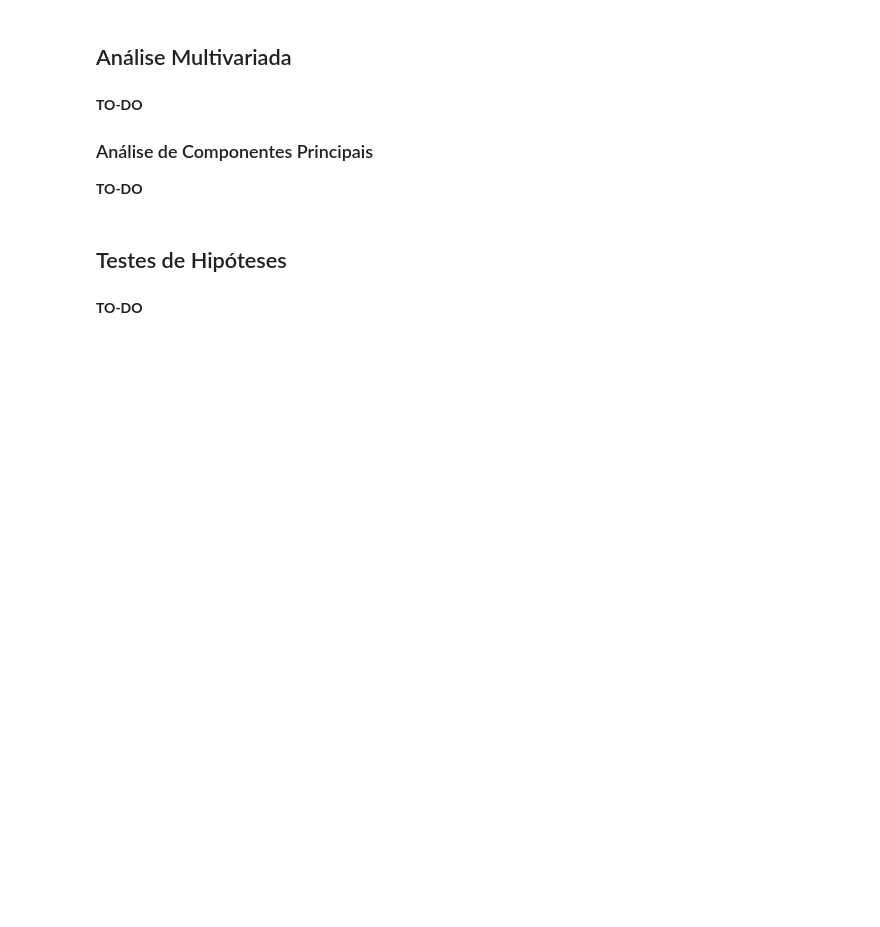
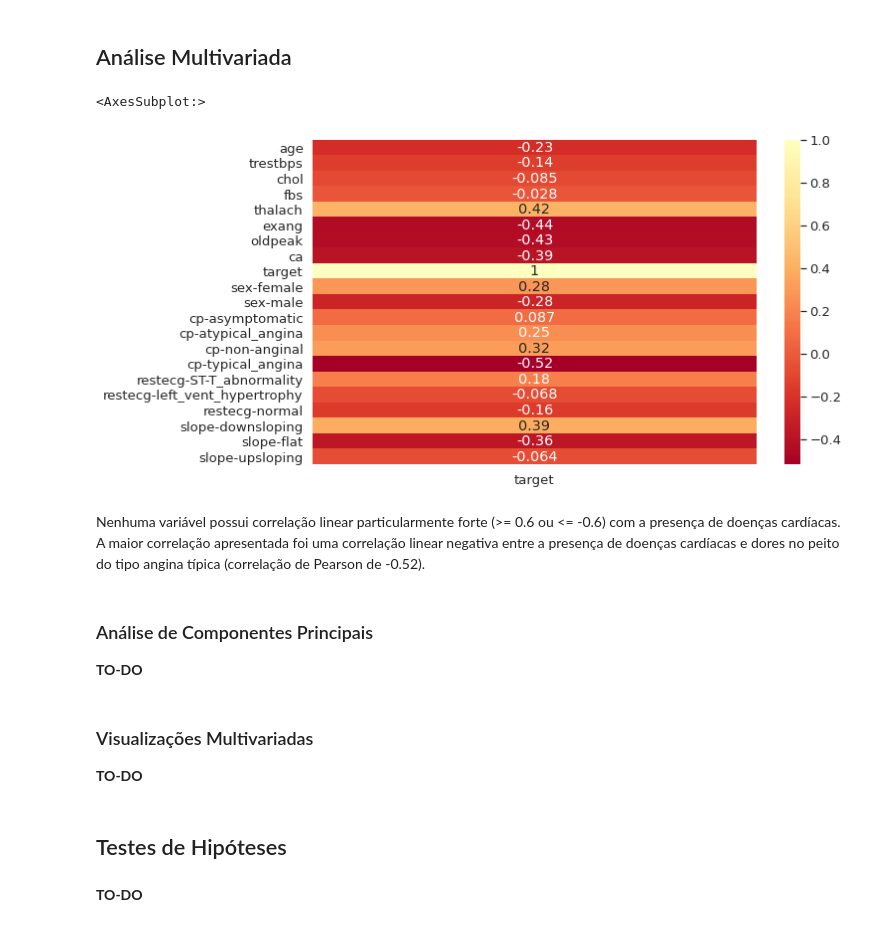
Before and after one commit to rfmf/ds_portfolio, a Jupyter notebook: EDA/Análise de Dados de Pacientes de Doenças Cardíacas/heart_disease_analysis.ipynb, the cells around one changed output. Cells and saved outputs as stored; diff of their text form; code cells hidden in the pictures; blank space fills up the shorter version.

```diff
--- a/EDA/Análise de Dados de Pacientes de Doenças Cardíacas/heart_disease_analysis.ipynb
+++ b/EDA/Análise de Dados de Pacientes de Doenças Cardíacas/heart_disease_analysis.ipynb
@@ -540,12 +540,30 @@ Index(['age', 'trestbps', 'chol', 'fbs', 'thalach', 'exang', 'oldpeak', 'ca',
       dtype='object')
 # %% [markdown]
 ## Análise Multivariada
+# %%
+# Pearson Correlation
+correlation_matrix = data.corr(method="pearson")
+
+sns.heatmap(
+    data=correlation_matrix[['target']],
+    center=True,
+    annot=True,
+    cmap="RdYlBu"
+)
+# %% [output]
+<AxesSubplot:>
+[figure, added]
+# %% [markdown]
+Nenhuma variável possui correlação linear particularmente forte (>= 0.6 ou <= -0.6) com a presença de doenças cardíacas. \
+A maior correlação apresentada foi uma correlação linear negativa entre a presença de doenças cardíacas e dores no peito do tipo angina típica (correlação de Pearson de -0.52).
 # %% [markdown]
-**TO-DO**
-
 ### Análise de Componentes Principais
 
 **TO-DO**
+# %% [markdown]
+### Visualizações Multivariadas
+
+**TO-DO**
 # %% [markdown]
 ## Testes de Hipóteses
 # %% [markdown]
```
Also changed, not shown: parts of 2 cells of this notebook.
